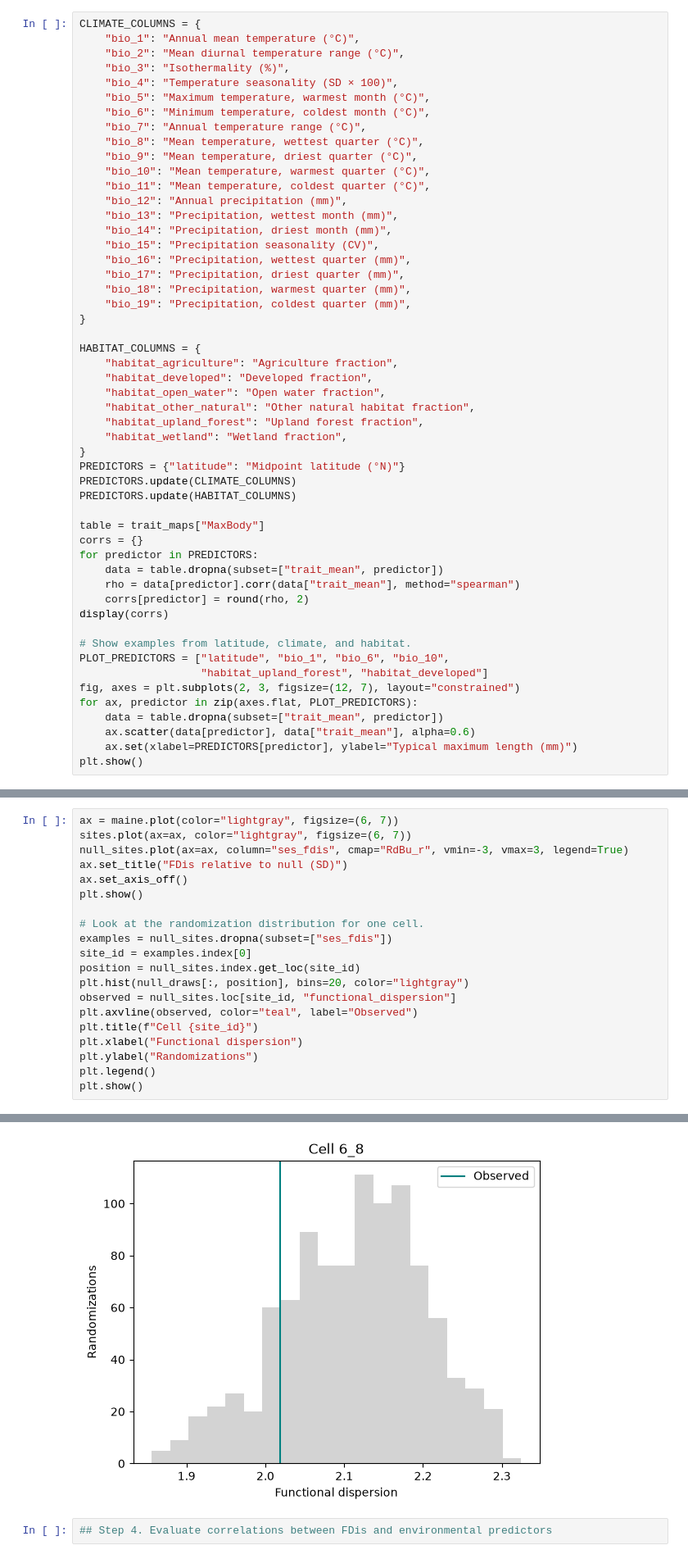
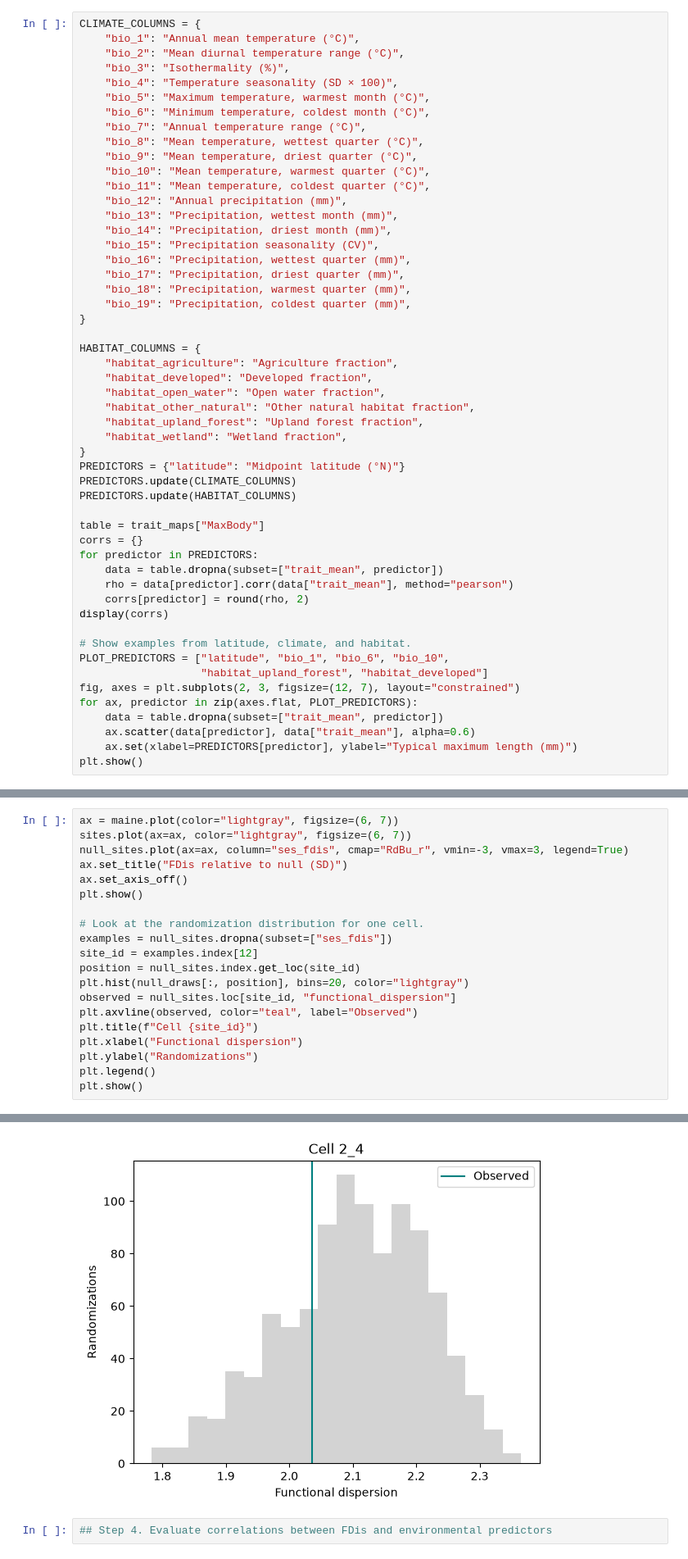
Before and after one commit to marisamonroe/BIO597-SpatialBiodiversity, a Jupyter notebook: docs/labs/Lab12-SpatialTraitVariation.ipynb, the cells around one changed output, grey strips where cells are left out. Shown at 82% size. Saved outputs shown, nothing was run; the diff lists cells and outputs as text.

```diff
--- a/docs/labs/Lab12-SpatialTraitVariation.ipynb
+++ b/docs/labs/Lab12-SpatialTraitVariation.ipynb
@@ -292,7 +292,7 @@ table = trait_maps["MaxBody"]
 corrs = {}
 for predictor in PREDICTORS:
     data = table.dropna(subset=["trait_mean", predictor])
-    rho = data[predictor].corr(data["trait_mean"], method="spearman")
+    rho = data[predictor].corr(data["trait_mean"], method="pearson")
     corrs[predictor] = round(rho, 2)
 display(corrs)
 
@@ -457,26 +457,26 @@ use the end colors.
 # %%
 ax = maine.plot(color="lightgray", figsize=(6, 7))
 sites.plot(ax=ax, color="lightgray", figsize=(6, 7))
 null_sites.plot(ax=ax, column="ses_fdis", cmap="RdBu_r", vmin=-3, vmax=3, legend=True)
 ax.set_title("FDis relative to null (SD)")
 ax.set_axis_off()
 plt.show()
 
 # Look at the randomization distribution for one cell.
 examples = null_sites.dropna(subset=["ses_fdis"])
-site_id = examples.index[0]
+site_id = examples.index[12]
 position = null_sites.index.get_loc(site_id)
 plt.hist(null_draws[:, position], bins=20, color="lightgray")
 observed = null_sites.loc[site_id, "functional_dispersion"]
 plt.axvline(observed, color="teal", label="Observed")
 plt.title(f"Cell {site_id}")
 plt.xlabel("Functional dispersion")
 plt.ylabel("Randomizations")
 plt.legend()
 plt.show()
 # %% [output]
 [figure]
-[figure, old version]
+[figure, new version]
 # %%
 ## Step 4. Evaluate correlations between FDis and environmental predictors
 # %%
```
Also changed, not shown: parts of 1 cell of this notebook.
